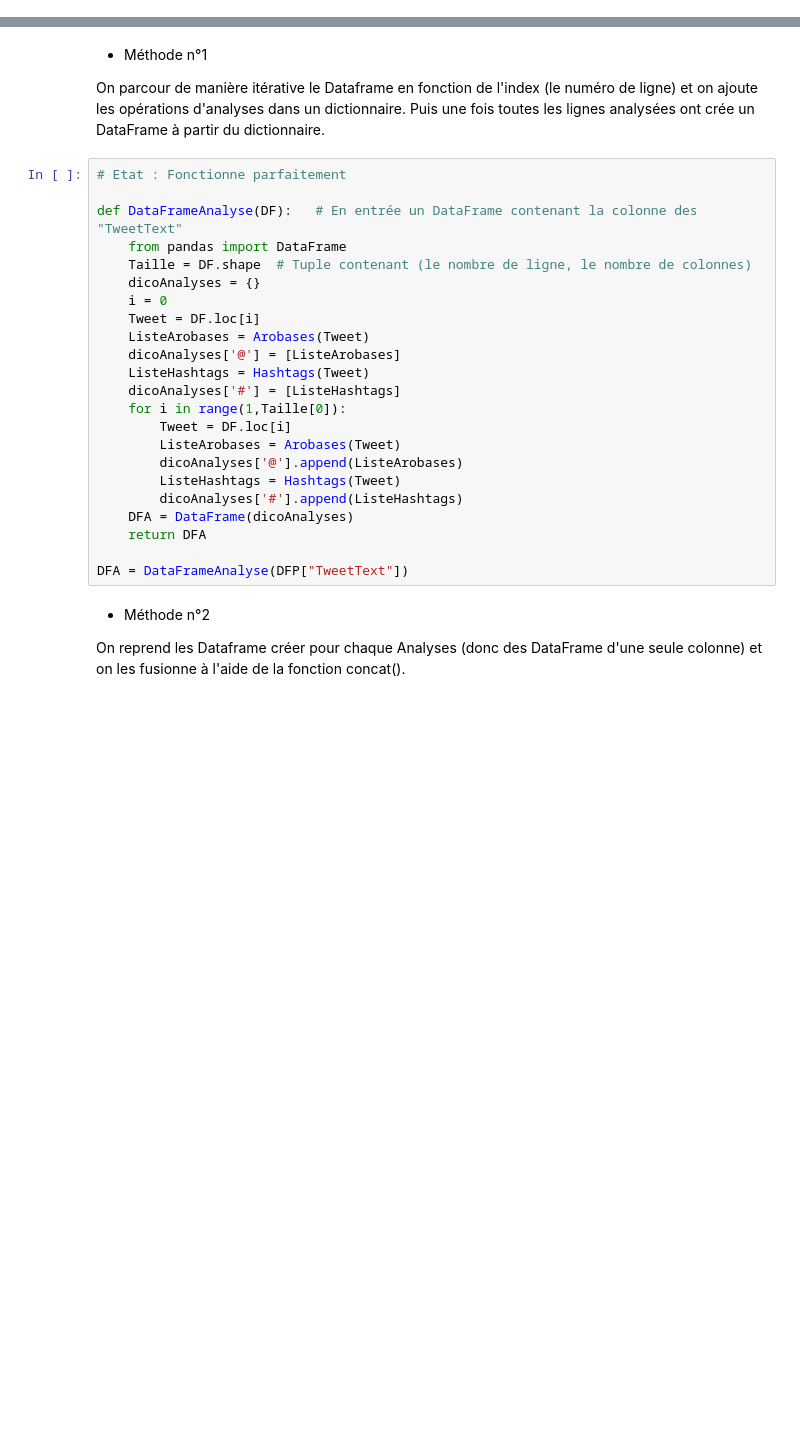
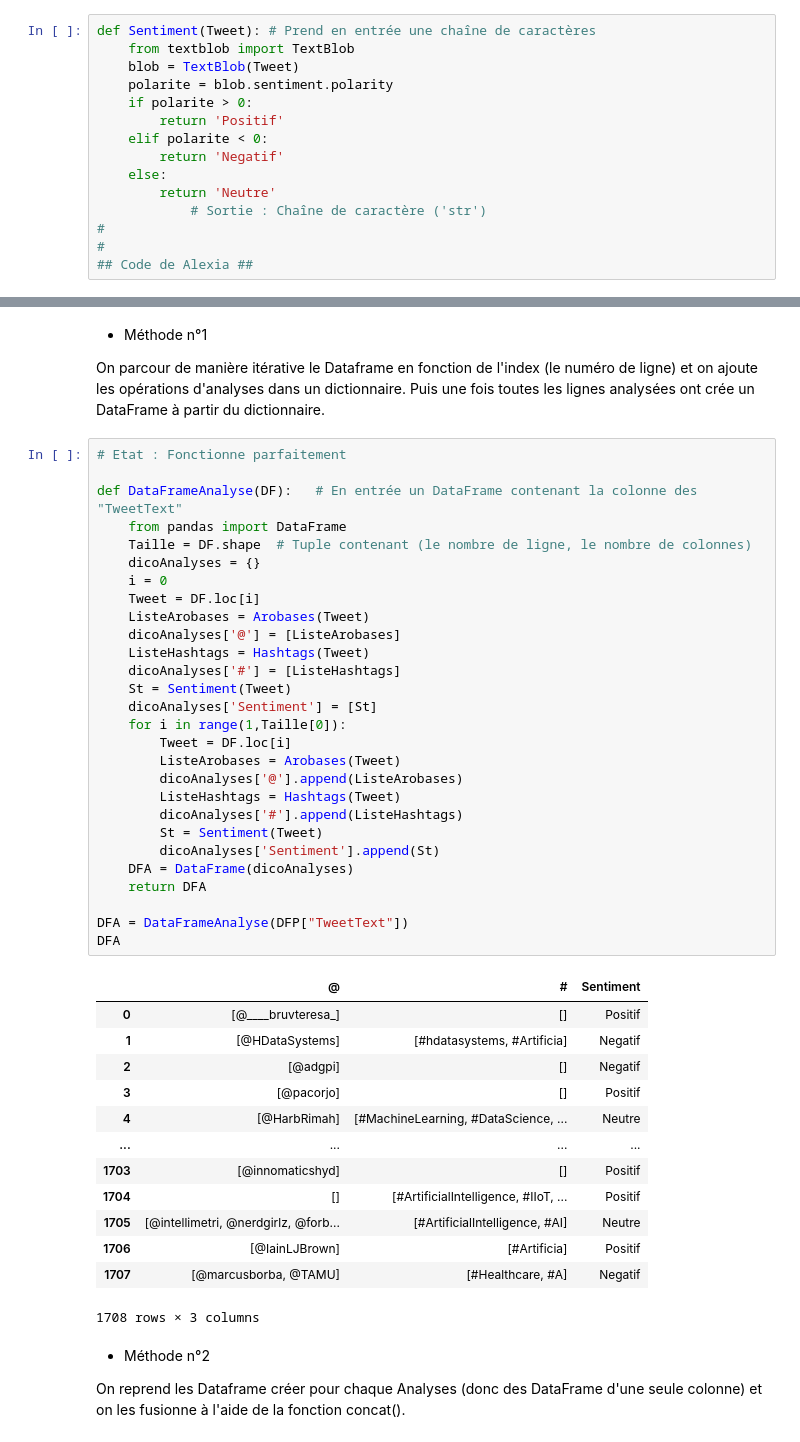
Before and after one commit to LugolBis/Projet-IN304, a Jupyter notebook: Projet_Loïc.ipynb, the cells around one changed output, grey strips where cells are left out. Saved outputs shown, nothing was run; the diff lists cells and outputs as text; blank space fills up the shorter version.

```diff
--- a/Projet_Loïc.ipynb
+++ b/Projet_Loïc.ipynb
@@ -243,0 +188,15 @@ DFa = DFArobases(DFP["TweetText"])
+# %%
+def Sentiment(Tweet): # Prend en entrée une chaîne de caractères
+    from textblob import TextBlob
+    blob = TextBlob(Tweet)
+    polarite = blob.sentiment.polarity
+    if polarite > 0:
+        return 'Positif'
+    elif polarite < 0:
+        return 'Negatif'
+    else:
+        return 'Neutre'
+            # Sortie : Chaîne de caractère ('str')
+#
+#
+## Code de Alexia ##
@@ -253,26 +256,45 @@ Puis une fois toutes les lignes analysées ont crée un DataFrame à partir du d
 # %%
 # Etat : Fonctionne parfaitement
 
 def DataFrameAnalyse(DF):   # En entrée un DataFrame contenant la colonne des "TweetText"
     from pandas import DataFrame
     Taille = DF.shape  # Tuple contenant (le nombre de ligne, le nombre de colonnes)
     dicoAnalyses = {}
     i = 0
     Tweet = DF.loc[i]
     ListeArobases = Arobases(Tweet)
     dicoAnalyses['@'] = [ListeArobases]
     ListeHashtags = Hashtags(Tweet)
     dicoAnalyses['#'] = [ListeHashtags]
+    St = Sentiment(Tweet)
+    dicoAnalyses['Sentiment'] = [St]
     for i in range(1,Taille[0]):
         Tweet = DF.loc[i]
         ListeArobases = Arobases(Tweet)
         dicoAnalyses['@'].append(ListeArobases)
         ListeHashtags = Hashtags(Tweet)
         dicoAnalyses['#'].append(ListeHashtags)
+        St = Sentiment(Tweet)
+        dicoAnalyses['Sentiment'].append(St)
     DFA = DataFrame(dicoAnalyses)
     return DFA
 
 DFA = DataFrameAnalyse(DFP["TweetText"])
+DFA
+# %% [output]
+|  | @ | # | Sentiment |
+| 0 | [@____bruvteresa_] | [] | Positif |
+| 1 | [@HDataSystems] | [#hdatasystems, #Artificia] | Negatif |
+| 2 | [@adgpi] | [] | Negatif |
+| 3 | [@pacorjo] | [] | Positif |
+| 4 | [@HarbRimah] | [#MachineLearning, #DataScience, ... | Neutre |
+| ... | ... | ... | ... |
+| 1703 | [@innomaticshyd] | [] | Positif |
+| 1704 | [] | [#ArtificialIntelligence, #IIoT, ... | Positif |
+| 1705 | [@intellimetri, @nerdgirlz, @forb... | [#ArtificialIntelligence, #AI] | Neutre |
+| 1706 | [@IainLJBrown] | [#Artificia] | Positif |
+| 1707 | [@marcusborba, @TAMU] | [#Healthcare, #A] | Negatif |
+1708 rows × 3 columns
 # %% [markdown]
 - Méthode n°2
 
```
Also changed, not shown: parts of 36 cells of this notebook.
